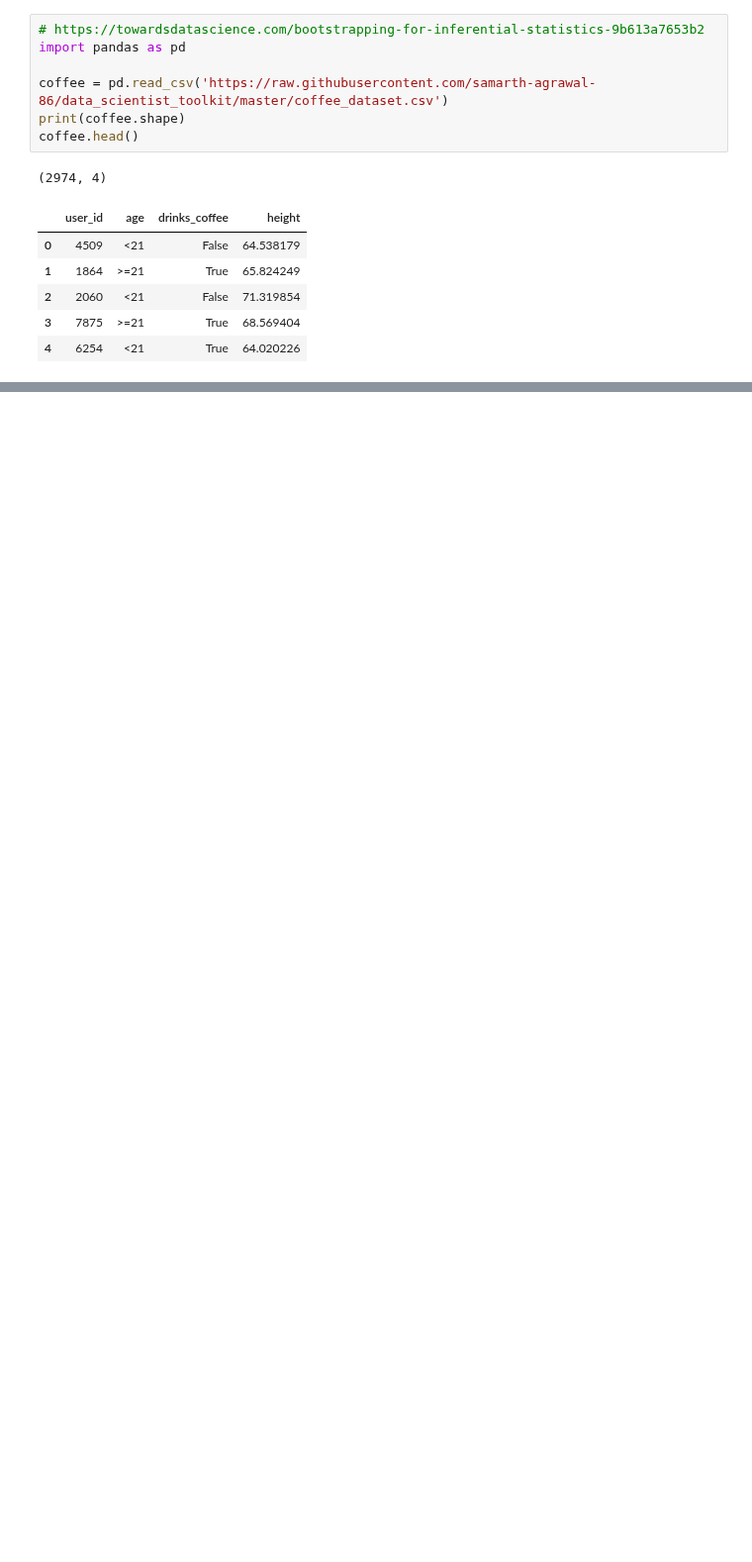
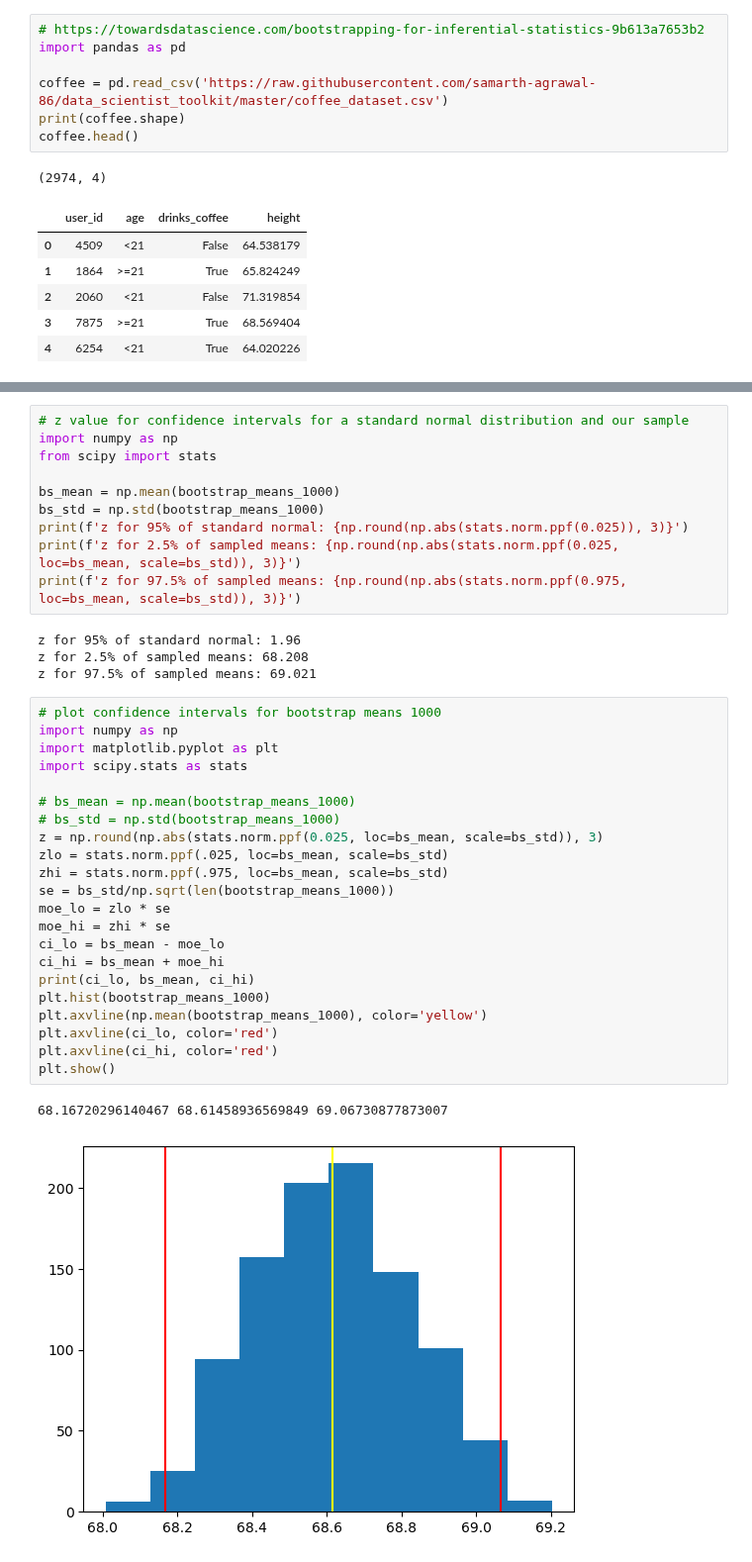
Before and after one commit to gitmystuff/DSChunks, a Jupyter notebook: Bootstrapping.ipynb, the cells around one changed output, grey strips where cells are left out. Shown at 99% size. Saved outputs shown, nothing was run; the diff lists cells and outputs as text; blank space fills up the shorter version.

```diff
--- a/Bootstrapping.ipynb
+++ b/Bootstrapping.ipynb
@@ -101,0 +171,39 @@ plt.hist(bootstrap_means_10000);
+# %%
+# z value for confidence intervals for a standard normal distribution and our sample
+import numpy as np
+from scipy import stats
+
+bs_mean = np.mean(bootstrap_means_1000)
+bs_std = np.std(bootstrap_means_1000)
+print(f'z for 95% of standard normal: {np.round(np.abs(stats.norm.ppf(0.025)), 3)}')
+print(f'z for 2.5% of sampled means: {np.round(np.abs(stats.norm.ppf(0.025, loc=bs_mean, scale=bs_std)), 3)}')
+print(f'z for 97.5% of sampled means: {np.round(np.abs(stats.norm.ppf(0.975, loc=bs_mean, scale=bs_std)), 3)}')
+# %% [output]
+z for 95% of standard normal: 1.96
+z for 2.5% of sampled means: 68.208
+z for 97.5% of sampled means: 69.021
+# %%
+# plot confidence intervals for bootstrap means 1000
+import numpy as np
+import matplotlib.pyplot as plt
+import scipy.stats as stats
+
+# bs_mean = np.mean(bootstrap_means_1000)
+# bs_std = np.std(bootstrap_means_1000)
+z = np.round(np.abs(stats.norm.ppf(0.025, loc=bs_mean, scale=bs_std)), 3)
+zlo = stats.norm.ppf(.025, loc=bs_mean, scale=bs_std)
+zhi = stats.norm.ppf(.975, loc=bs_mean, scale=bs_std)
+se = bs_std/np.sqrt(len(bootstrap_means_1000))
+moe_lo = zlo * se
+moe_hi = zhi * se
+ci_lo = bs_mean - moe_lo
+ci_hi = bs_mean + moe_hi
+print(ci_lo, bs_mean, ci_hi)
+plt.hist(bootstrap_means_1000)
+plt.axvline(np.mean(bootstrap_means_1000), color='yellow')
+plt.axvline(ci_lo, color='red')
+plt.axvline(ci_hi, color='red')
+plt.show()
+# %% [output]
+68.16720296140467 68.61458936569849 69.06730877873007
+[figure, added]
```
Also changed, not shown: parts of 11 cells of this notebook.
